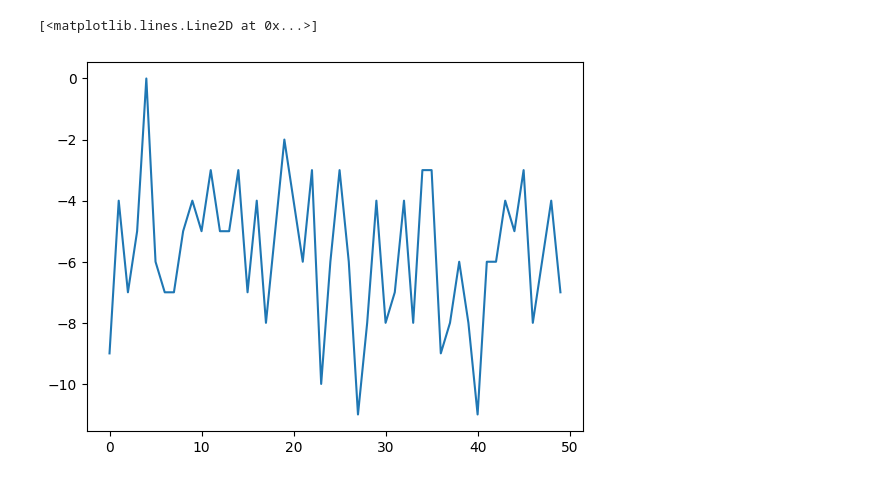
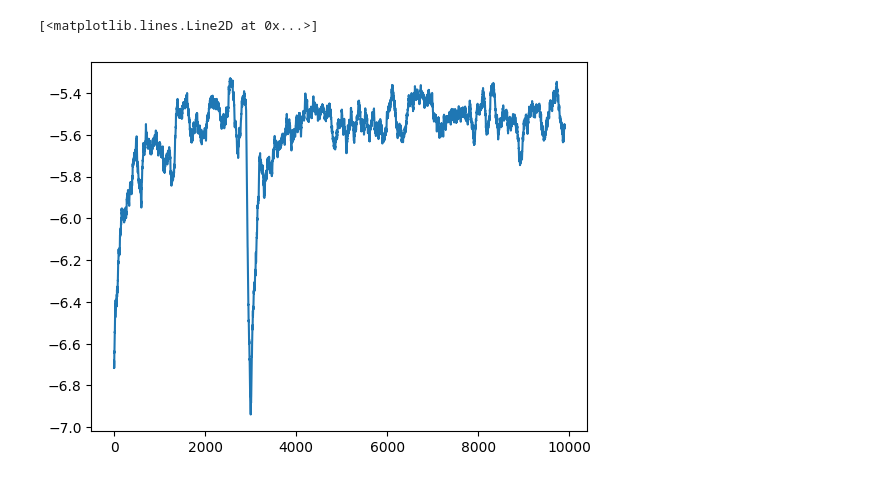
Before and after one commit to rulas99/rl_uniandes, a Jupyter notebook: memory/traffic_simulation_v1.ipynb, the cells around one changed output. Saved outputs shown, nothing was run; the diff lists cells and outputs as text; code cells hidden in the pictures.

```diff
--- a/memory/traffic_simulation_v1.ipynb
+++ b/memory/traffic_simulation_v1.ipynb
@@ -2,15 +2,17 @@
 import numpy as np
 import random
 import matplotlib.pyplot as plt
+from typing import Tuple
+
 
 # Parámetros del entorno
 MAX_STATE = 10           # Escala de 0 a 10 para C1 y C2
 LAMBDA_ARRIVAL_C1 = 4       # Parámetro de la distribución de Poisson para llegadas
-LAMBDA_ARRIVAL_C2 = 2       # Parámetro de la distribución de Poisson para llegadas
+LAMBDA_ARRIVAL_C2 = 1       # Parámetro de la distribución de Poisson para llegadas
 
 # Parámetros de Q-Learning
 ALPHA = 0.1              # Tasa de aprendizaje
-GAMMA = 0.95             # Factor de descuento
+GAMMA = 0.9             # Factor de descuento
 EPSILON = 1.0            # Tasa de exploración inicial
 EPSILON_MIN = 0.01
 EPSILON_DECAY = 0.995
@@ -159,9 +169,11 @@ def choose_action(state, epsilon):
         return np.argmax(q_table[c1, c2, :])      # Explotación
 
 # Bucle de entrenamiento
-env = TrafficEnv()
+env = TrafficEnv(LAMBDA_ARRIVAL_C1, LAMBDA_ARRIVAL_C2)
 rewards_per_episode = []
 epsilon = EPSILON
+
+episode_changes = [3000, 6000]
 
 for episode in range(NUM_EPISODES):
     state = env.reset()
@@ -187,10 +199,13 @@ for episode in range(NUM_EPISODES):
     if episode % 500 == 0:
         print(f"Episode {episode}: Total reward = {total_reward/STEPS_PER_EPISODE}")
 
-# Graficar el desempeño del agente durante el entrenamiento
-plt.plot(rewards_per_episode)
-plt.xlabel("Episodios")
-plt.ylabel("Recompensa Total")
-plt.title("Desempeño durante el Entrenamiento de Q-Learning")
-plt.show()
+    if episode in episode_changes:
+        if episode == 3000:
+            env.c1_lambda = 1
+            env.c2_lambda = 4
+        elif episode == 6000:
+            env.c1_lambda = 4
+            env.c2_lambda = 1
+
+np.mean(rewards_per_episode), np.std(rewards_per_episode), np.max(rewards_per_episode), np.min(rewards_per_episode)
 # %% [output]
@@ -215,6 +229,0 @@ Episode 10000: Total reward = -6.4
-# %%
-#plot moving average of rewards
-def moving_average(x, w):
-    return np.convolve(x, np.ones(w), 'valid') / w
-
-plt.plot(moving_average(rewards_per_episode, 100))
@@ -251,5 +230,5 @@ for step in range(num_steps):
 # %%
-plt.plot(reward_trace)
+plt.plot(moving_average(rewards_per_episode, 100))
 # %% [output]
 [<matplotlib.lines.Line2D at 0x...>]
-[figure, old version]
+[figure, new version]
```
Also changed, not shown: parts of 18 cells of this notebook, 4 other files.
